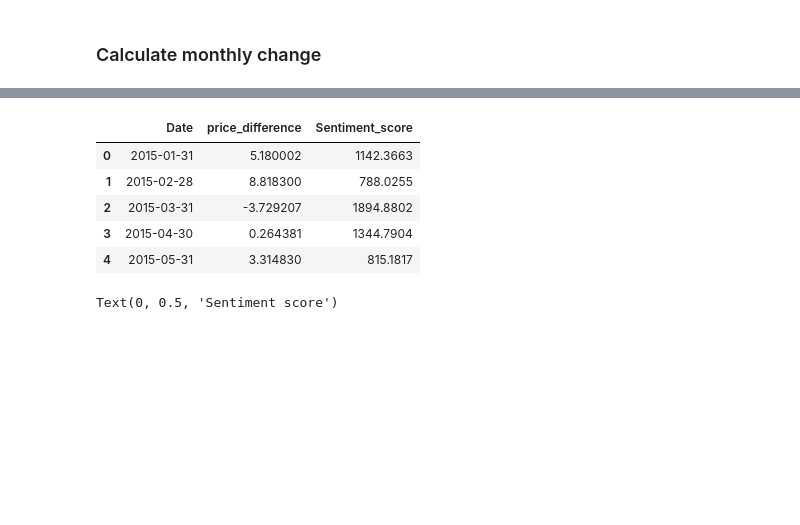
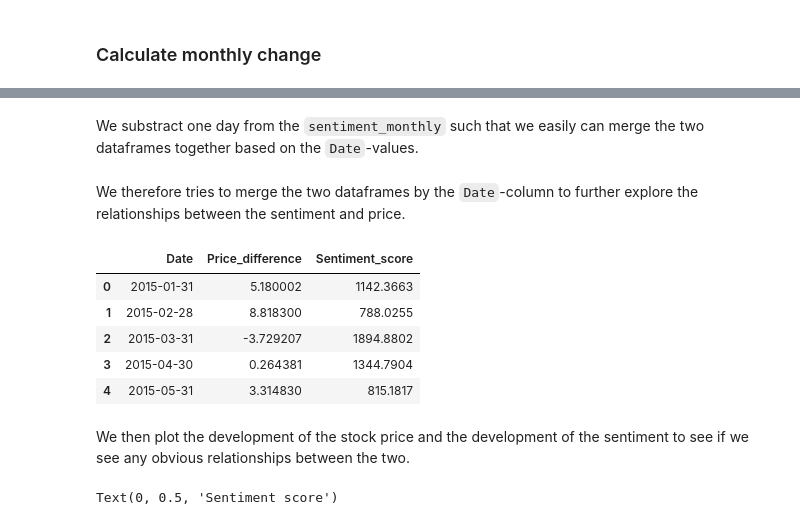
Before and after one commit to epfl-ada/ada-2021-project-club6analysis, a Jupyter notebook: stock_sentiment_analysis_2.ipynb, the cells around one changed output, grey strips where cells are left out. Saved outputs shown, nothing was run; the diff lists cells and outputs as text; code cells hidden in the pictures; blank space fills up the shorter version.

```diff
--- a/stock_sentiment_analysis_2.ipynb
+++ b/stock_sentiment_analysis_2.ipynb
@@ -153,4 +47,4 @@ stock_data["Date"]=stock_data['Date'].apply(lambda x: dt.datetime.strptime(x[:10
 monthly_open_prize=stock_data.groupby(pd.Grouper(key='Date', freq='M')).first()['Open']
 monthly_close_price=stock_data.groupby(pd.Grouper(key='Date', freq='M')).last()['Close']
 
-monthly_stock_diff_df=pd.DataFrame(((monthly_close_price-monthly_open_prize)/monthly_open_prize)*100, columns=['price_difference'])
+stock_diff_monthly=pd.DataFrame(((monthly_close_price-monthly_open_prize)/monthly_open_prize)*100, columns=['Price_difference'])
@@ -168,0 +104,4 @@ monthly_stock_diff_df.head()
+# %%
+sentiment_monthly = pd.DataFrame(zip(result_mon, result_values), columns =['Date', 'Sentiment_score'])
+sentiment_monthly['Date'] = sentiment_monthly['Date'].apply(lambda x: dt.datetime.strptime(x[:10], '%Y-%m'))
+sentiment_monthly.head()
@@ -201,14 +189,22 @@ plt.show();
+# %% [markdown]
+We substract one day from the `sentiment_monthly` such that we easily can merge the two dataframes together based on the `Date`-values.
+# %%
+sentiment_monthly['Date']=sentiment_monthly['Date']-DateOffset(days=1)
+# %% [markdown]
+ We therefore tries to merge the two dataframes by the `Date`-column to further explore the relationships between the sentiment and price.
 # %%
-stock_price_sentiment = pd.merge(monthly_stock_diff_df, sentiment_monthly_df, how='inner', on = 'Date')
+stock_price_sentiment_monthly = pd.merge(stock_diff_monthly, sentiment_monthly, how='inner', on = 'Date')
 # %%
-stock_price_sentiment.head()
+stock_price_sentiment_monthly.head()
 # %% [output]
-|  | Date | price_difference | Sentiment_score |
+|  | Date | Price_difference | Sentiment_score |
 | 0 | 2015-01-31 | 5.180002 | 1142.3663 |
 | 1 | 2015-02-28 | 8.818300 | 788.0255 |
 | 2 | 2015-03-31 | -3.729207 | 1894.8802 |
 | 3 | 2015-04-30 | 0.264381 | 1344.7904 |
 | 4 | 2015-05-31 | 3.314830 | 815.1817 |
+# %% [markdown]
+We then plot the development of the stock price and the development of the sentiment to see if we see any obvious relationships between the two.
 # %%
 fig, ax=plt.subplots(figsize=(20,10))
 sns.set_theme(style='white', rc={'axes.spines.right': False, 'axes.spines.top': False}, font_scale=2)
```
Also changed, not shown: parts of 98 cells of this notebook.
